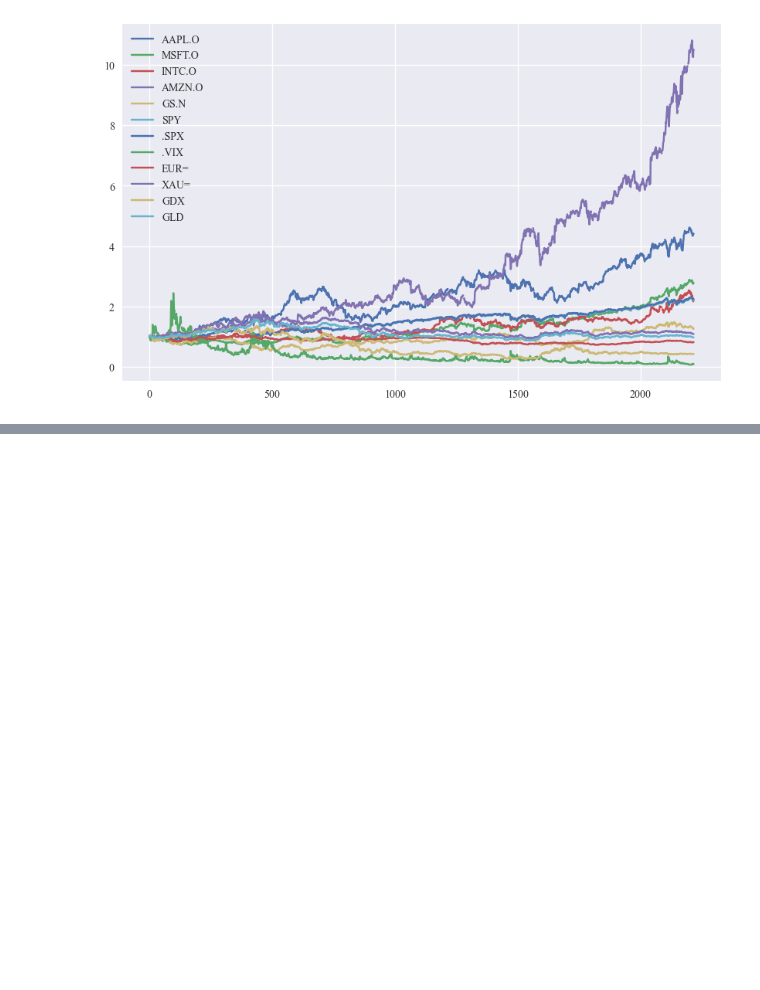
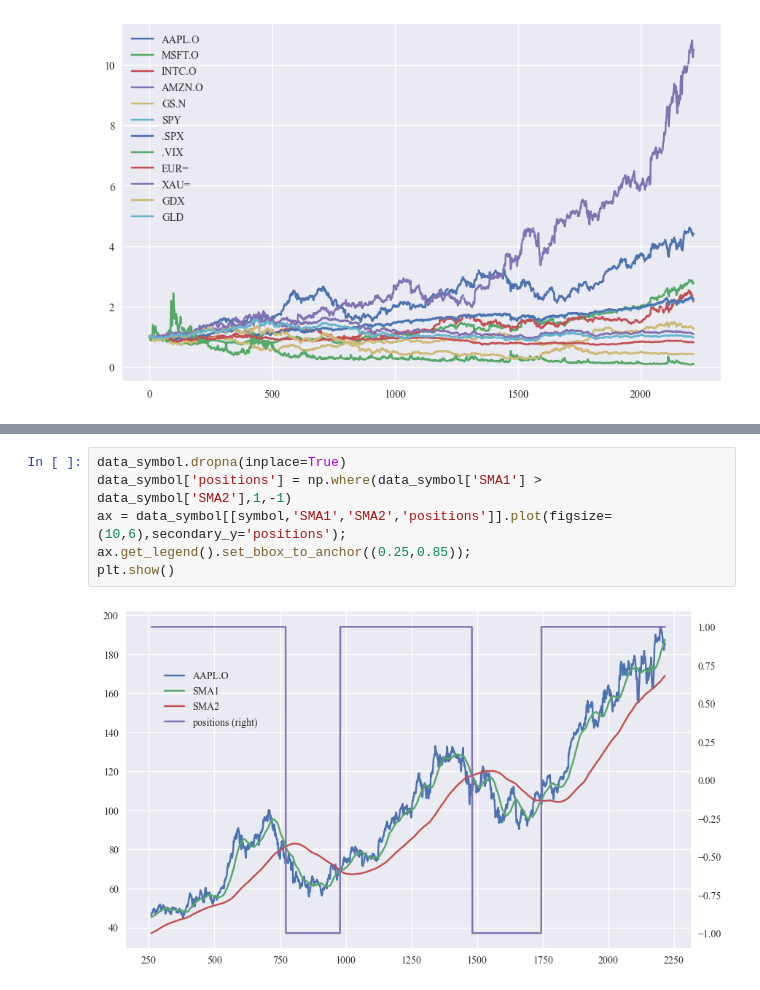
Before and after one commit to PawanJadhav7/Python_Finance, a Jupyter notebook: Time_Series.ipynb, the cells around one changed output, grey strips where cells are left out. Saved outputs shown, nothing was run; the diff lists cells and outputs as text; blank space fills up the shorter version.

```diff
--- a/Time_Series.ipynb
+++ b/Time_Series.ipynb
@@ -164,0 +222,8 @@ plt.show()
+# %%
+data_symbol.dropna(inplace=True)
+data_symbol['positions'] = np.where(data_symbol['SMA1'] > data_symbol['SMA2'],1,-1)
+ax = data_symbol[[symbol,'SMA1','SMA2','positions']].plot(figsize=(10,6),secondary_y='positions');
+ax.get_legend().set_bbox_to_anchor((0.25,0.85));
+plt.show()
+# %% [output]
+[figure, added]
```
Also changed, not shown: parts of 5 cells of this notebook, 1 other file.
